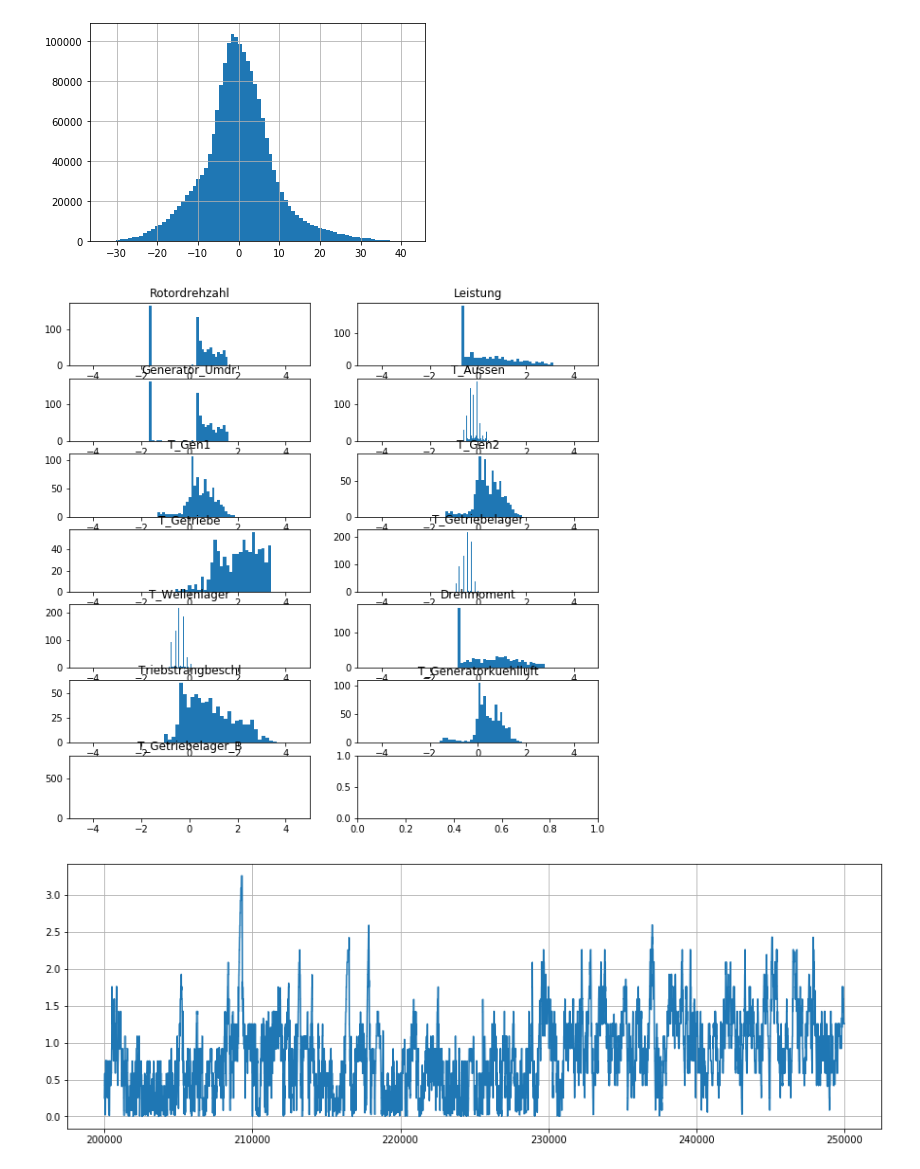
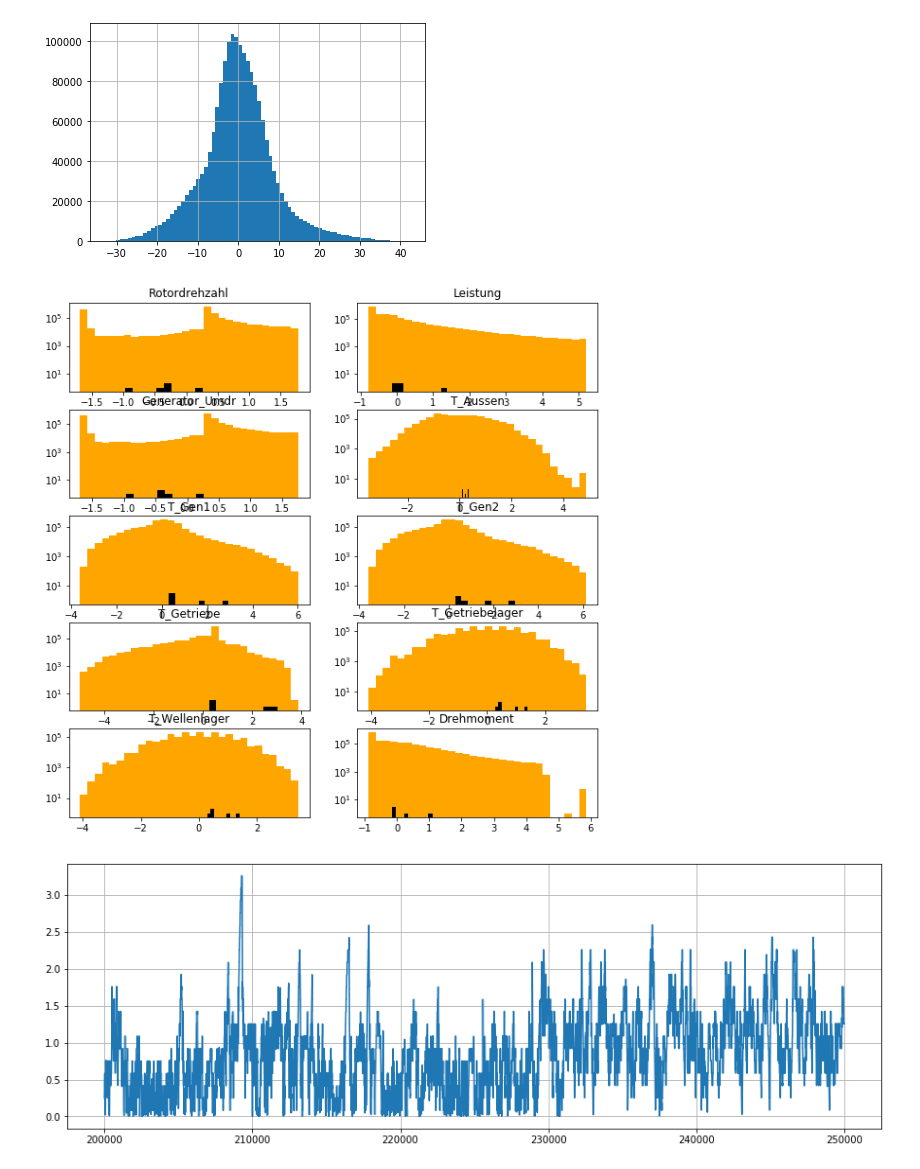
Before and after one commit to meetshrihari/One-Class_SVM_ML, a Jupyter notebook: SCADA_Preprocessing.ipynb, the cells around one changed output. Saved outputs shown, nothing was run; the diff lists cells and outputs as text; code cells hidden in the pictures.

```diff
--- a/SCADA_Preprocessing.ipynb
+++ b/SCADA_Preprocessing.ipynb
@@ -72,4 +57,5 @@ cond_f.loc[cond_f['condition']==1]
 # %%
-err_matrix = cond_f.loc[cond_f['condition'] == 1]
+err_matrix = cond_f.loc[cond_f['Fehler_098'] == 1]
 
 err_matrix.reset_index(drop=True, inplace = True)
+len(err_matrix)
@@ -76,5 +64,5 @@ err_matrix.reset_index(drop=True, inplace = True)
 # %%
-good_matrix = cond_f.loc[cond_f['condition'] == 0]
+good_matrix = cond_f.loc[cond_f['Fehler_098'] == 0]
 
 good_matrix.reset_index(drop=True, inplace = True)
 # %%
@@ -88,10 +76,11 @@ good_matrix.to_csv('SCADA/good_f.csv', index=False)
 f,a = plt.subplots(7,2, figsize=(10,10))
 a = a.ravel()
 for idx,ax in enumerate(a):
-    if idx >= 13:
+    if idx >= 14:
         break
     #print(idx, ax)
-    ax.hist(features[features.columns.values[idx+1]], bins=30)
+    ax.hist(features[features.columns.values[idx+1]], bins=30, color='orange')
 
+    ax.set_yscale('log')
     ax.set_title(features.columns.values[idx+1])
 # %% [output]
@@ -123,7 +108,8 @@ good_matrix['T_Getriebelager'].hist(bins=80)
 # %% [markdown]
 # Work on Feature set
 # %%
-err_matrix['error_98'] = labels['Fehler_098']
+#err_matrix['Fehler_098'] = labels['Fehler_098']
+#features['Fehler_098'] = labels['Fehler_098']
 err_matrix.head()
 # %% [output]
 |  | Unnamed: 0 | Rotordrehzahl | Leistung | Generator_Umdr | T_Aussen | T_Gen1 | T_Gen2 | T_Getriebe | ... |
@@ -157,18 +143,22 @@ good_matrix['Tot_98'].hist(bins=80)
 <matplotlib.axes._subplots.AxesSubplot at 0x...>
 [figure]
 # %%
-f,a = plt.subplots(7,2, figsize=(10,10))
-a = a.ravel()
-for idx,ax in enumerate(a):
-    if idx >= 13:
+f,aa = plt.subplots(5,2, figsize=(10,10))
+aa = aa.ravel()
+for idx,ax in enumerate(aa):
+    if idx >= 10:
         break
     #print(idx, ax)
-    ax.hist(features[features.columns.values[idx+1]][993750:994500], bins=30)
+    a = features.loc[features['Fehler_098'] == 1,[features.columns.values[idx+1],features.columns.values[idx+2]]] #anomaly
 
+    #ax.plot(features['T_Gen1'], features['T_Getriebelager'], color='blue')
+
+    ax.hist(features[features.columns.values[idx+1]], bins=30, color='orange')
+    ax.hist(a[features.columns.values[idx+1]], color='black')
     ax.set_title(features.columns.values[idx+1])
-    ax.set_xlim([-5,5])
+    ax.set_yscale('log')
 # %% [output]
-[figure, old version]
+[figure, new version]
 # %%
 plt.subplots(figsize=(15,5))
 plt.plot(np.abs(features['T_Wellenlager'][200000:250000]))
```
Also changed, not shown: parts of 15 cells of this notebook.
